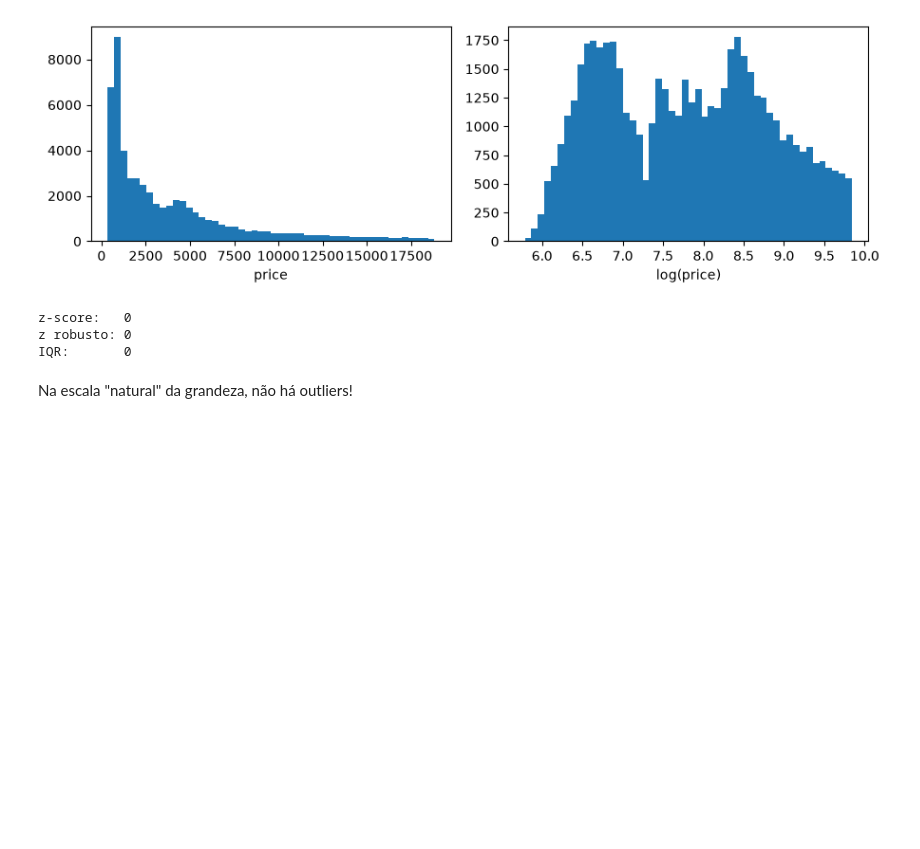
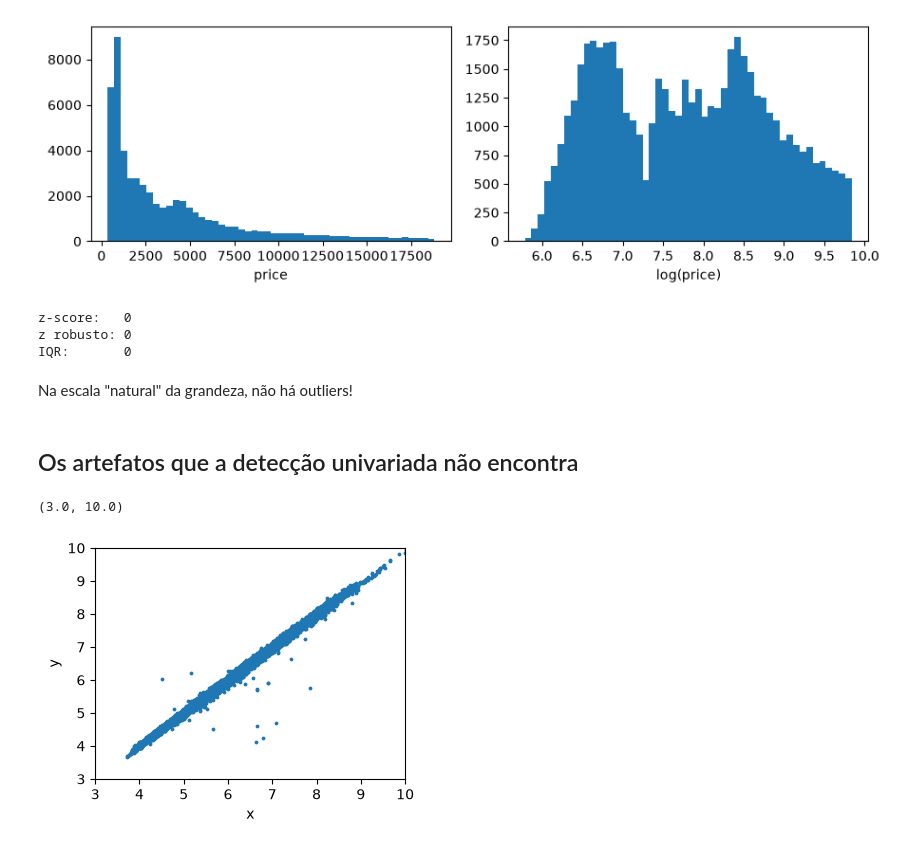
Before and after one commit to chcomin/curso-processamento-e-visualizacao-de-dados, a Jupyter notebook: M04_outliers_e_dados_desbalanceados/Deteccao de outliers.ipynb, the cells around one changed output. Drawn from its saved outputs; the diff is of its cells as text; code cells hidden in the pictures; blank space fills up the shorter version.

```diff
--- a/M04_outliers_e_dados_desbalanceados/Deteccao de outliers.ipynb
+++ b/M04_outliers_e_dados_desbalanceados/Deteccao de outliers.ipynb
@@ -219,3 +219,14 @@ z robusto: 0
 IQR:       0
 # %% [markdown]
 Na escala "natural" da grandeza, não há outliers!
+# %% [markdown]
+## Os artefatos que a detecção univariada não encontra
+# %%
+plt.scatter(df["x"], df["y"], s=3)
+plt.xlabel("x")
+plt.ylabel("y")
+plt.xlim(3, 10)
+plt.ylim(3, 10)
+# %% [output]
+(3.0, 10.0)
+[figure, added]
```
Also changed, not shown: parts of 20 cells of this notebook.
